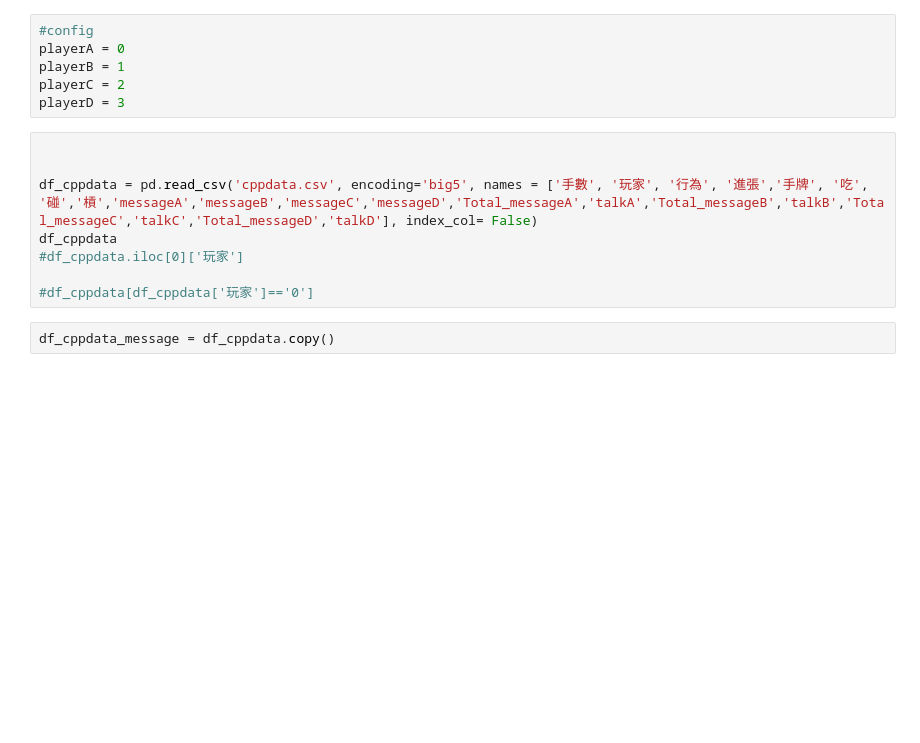
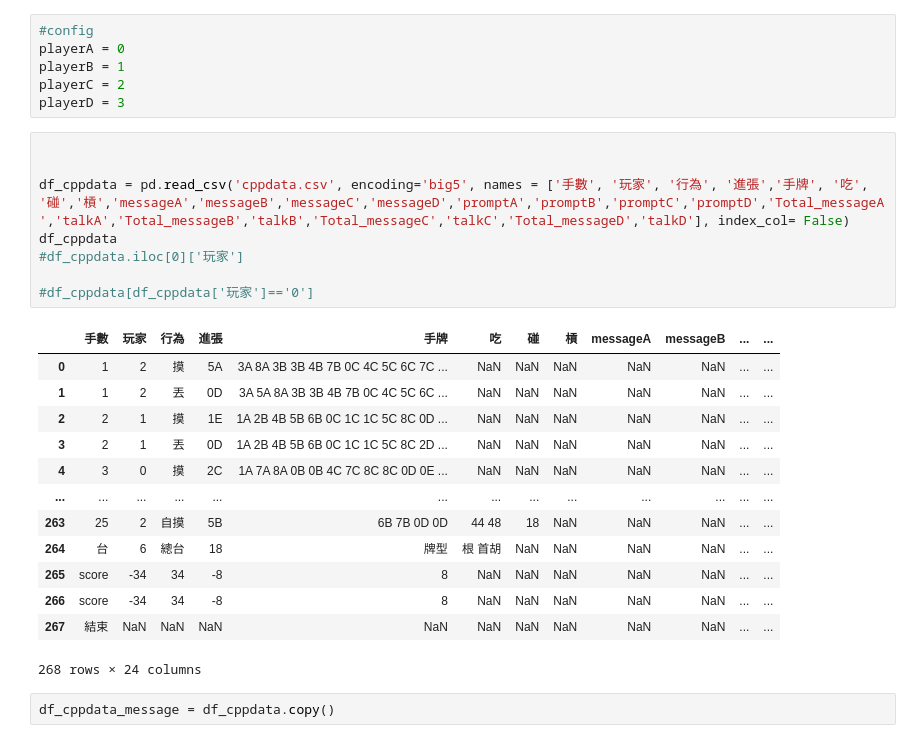
Before and after one commit to tomdonghu/Huggingface_Toturials, a Jupyter notebook: cppgamemanager.ipynb, the cells around one changed output. Drawn from its saved outputs; the diff is of its cells as text; blank space fills up the shorter version.

```diff
--- a/cppgamemanager.ipynb
+++ b/cppgamemanager.ipynb
@@ -15,11 +15,25 @@ playerD = 3
 # %%
 
 
-df_cppdata = pd.read_csv('cppdata.csv', encoding='big5', names = ['手數', '玩家', '行為', '進張','手牌', '吃', '碰','槓','messageA','messageB','messageC','messageD','Total_messageA','talkA','Total_messageB','talkB','Total_messageC','talkC','Total_messageD','talkD'], index_col= False)
+df_cppdata = pd.read_csv('cppdata.csv', encoding='big5', names = ['手數', '玩家', '行為', '進張','手牌', '吃', '碰','槓','messageA','messageB','messageC','messageD','promptA','promptB','promptC','promptD','Total_messageA','talkA','Total_messageB','talkB','Total_messageC','talkC','Total_messageD','talkD'], index_col= False)
 df_cppdata
 #df_cppdata.iloc[0]['玩家']
 
 #df_cppdata[df_cppdata['玩家']=='0']
+# %% [output]
+|  | 手數 | 玩家 | 行為 | 進張 | 手牌 | 吃 | 碰 | 槓 | messageA | messageB | ... | ... |
+| 0 | 1 | 2 | 摸 | 5A | 3A 8A 3B 3B 4B 7B 0C 4C 5C 6C 7C ... | NaN | NaN | NaN | NaN | NaN | ... | ... |
+| 1 | 1 | 2 | 丟 | 0D | 3A 5A 8A 3B 3B 4B 7B 0C 4C 5C 6C ... | NaN | NaN | NaN | NaN | NaN | ... | ... |
+| 2 | 2 | 1 | 摸 | 1E | 1A 2B 4B 5B 6B 0C 1C 1C 5C 8C 0D ... | NaN | NaN | NaN | NaN | NaN | ... | ... |
+| 3 | 2 | 1 | 丟 | 0D | 1A 2B 4B 5B 6B 0C 1C 1C 5C 8C 2D ... | NaN | NaN | NaN | NaN | NaN | ... | ... |
+| 4 | 3 | 0 | 摸 | 2C | 1A 7A 8A 0B 0B 4C 7C 8C 8C 0D 0E ... | NaN | NaN | NaN | NaN | NaN | ... | ... |
+| ... | ... | ... | ... | ... | ... | ... | ... | ... | ... | ... | ... | ... |
+| 263 | 25 | 2 | 自摸 | 5B | 6B 7B 0D 0D | 44 48 | 18 | NaN | NaN | NaN | ... | ... |
+| 264 | 台 | 6 | 總台 | 18 | 牌型 | 根 首胡 | NaN | NaN | NaN | NaN | ... | ... |
+| 265 | score | -34 | 34 | -8 | 8 | NaN | NaN | NaN | NaN | NaN | ... | ... |
+| 266 | score | -34 | 34 | -8 | 8 | NaN | NaN | NaN | NaN | NaN | ... | ... |
+| 267 | 結束 | NaN | NaN | NaN | NaN | NaN | NaN | NaN | NaN | NaN | ... | ... |
+268 rows × 24 columns
 # %%
 df_cppdata_message = df_cppdata.copy()
 # %%
```
Also changed, not shown: parts of 4 cells of this notebook, 3 other files.
